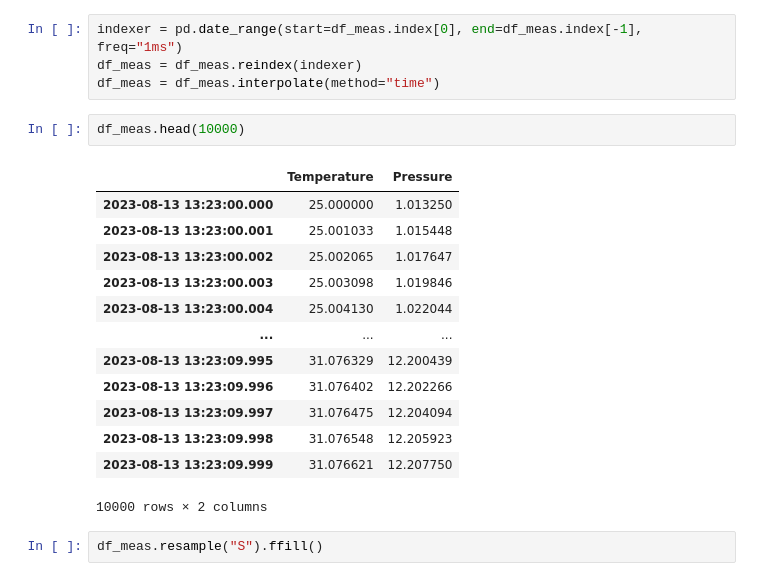
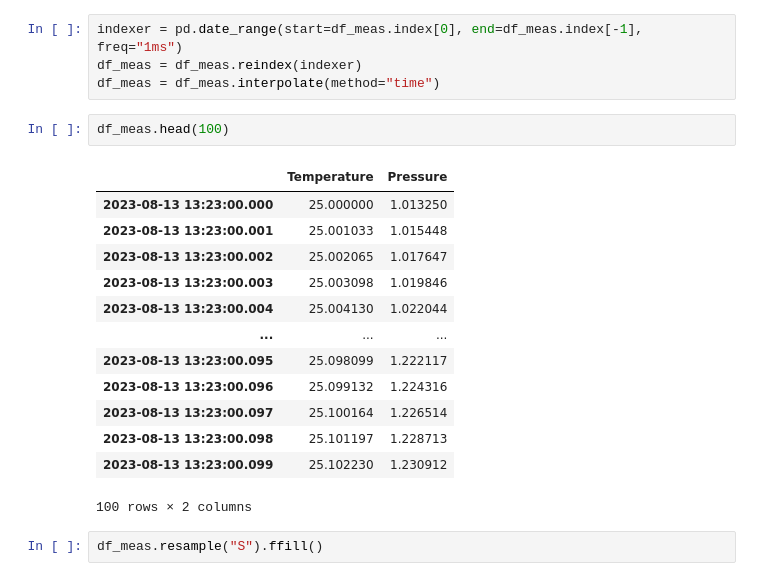
Before and after one commit to dotnetworm/engineeringNotebooks, a Jupyter notebook: syncronizeExperimentalData.ipynb, the cells around one changed output. Cells and saved outputs as stored; diff of their text form.

```diff
--- a/syncronizeExperimentalData.ipynb
+++ b/syncronizeExperimentalData.ipynb
@@ -220,21 +220,21 @@ indexer = pd.date_range(start=df_meas.index[0], end=df_meas.index[-1], freq="1ms
 df_meas = df_meas.reindex(indexer)
 df_meas = df_meas.interpolate(method="time")
 # %%
-df_meas.head(10000)
+df_meas.head(100)
 # %% [output]
 |  | Temperature | Pressure |
 | 2023-08-13 13:23:00.000 | 25.000000 | 1.013250 |
 | 2023-08-13 13:23:00.001 | 25.001033 | 1.015448 |
 | 2023-08-13 13:23:00.002 | 25.002065 | 1.017647 |
 | 2023-08-13 13:23:00.003 | 25.003098 | 1.019846 |
 | 2023-08-13 13:23:00.004 | 25.004130 | 1.022044 |
 | ... | ... | ... |
-| 2023-08-13 13:23:09.995 | 31.076329 | 12.200439 |
-| 2023-08-13 13:23:09.996 | 31.076402 | 12.202266 |
-| 2023-08-13 13:23:09.997 | 31.076475 | 12.204094 |
-| 2023-08-13 13:23:09.998 | 31.076548 | 12.205923 |
-| 2023-08-13 13:23:09.999 | 31.076621 | 12.207750 |
+| 2023-08-13 13:23:00.095 | 25.098099 | 1.222117 |
+| 2023-08-13 13:23:00.096 | 25.099132 | 1.224316 |
+| 2023-08-13 13:23:00.097 | 25.100164 | 1.226514 |
+| 2023-08-13 13:23:00.098 | 25.101197 | 1.228713 |
+| 2023-08-13 13:23:00.099 | 25.102230 | 1.230912 |
-10000 rows × 2 columns
+100 rows × 2 columns
 # %%
 df_meas.resample("S").ffill()
 # %% [output]
```
